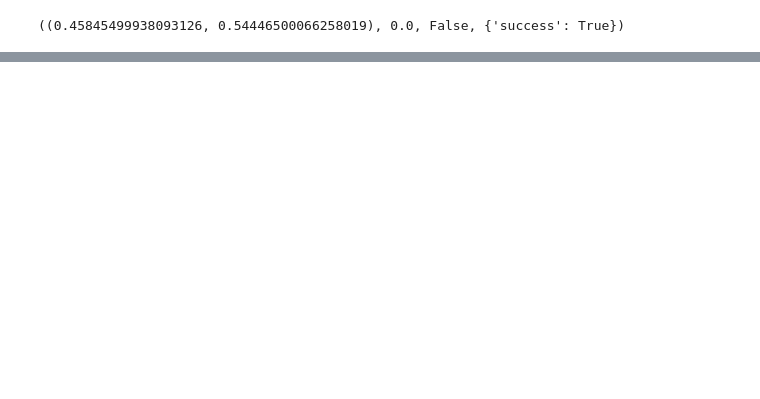
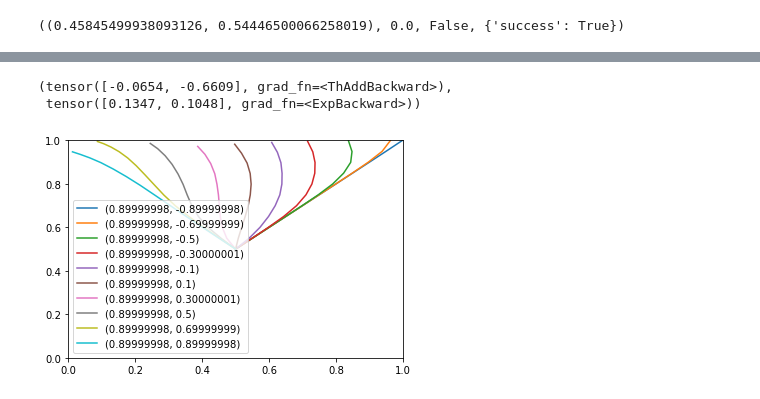
Before and after one commit to vincentlui/unsupervised-goal-conditioned-rl, a Jupyter notebook: Untitled.ipynb, the cells around one changed output, grey strips where cells are left out. Cells and saved outputs as stored; diff of their text form; code cells hidden in the pictures; blank space fills up the shorter version.

```diff
--- a/Untitled.ipynb
+++ b/Untitled.ipynb
@@ -41,0 +49,36 @@ plt.show()
+# %%
+df(torch.Tensor([0.5,0.5,0.9,0.63]))
+# %% [output]
+(tensor([-0.0654, -0.6609], grad_fn=<ThAddBackward>),
+ tensor([0.1347, 0.1048], grad_fn=<ExpBackward>))
+# %%
+# skills = [
+#     torch.Tensor([0,-1.]),
+#     torch.Tensor([0,-0.8]),
+#     torch.Tensor([0,-0.6]),
+#     torch.Tensor([0,-0.4]),
+#     torch.Tensor([0,-0.2]),
+#     torch.Tensor([0, 0]),
+#     torch.Tensor([0,0.2]),
+#     torch.Tensor([0,0.4]),
+#     torch.Tensor([0,0.6]),
+#     torch.Tensor([0,0.8]),
+#     torch.Tensor([0,0.9]),
+#     torch.Tensor([0,1.])
+# ]
+# skills = torch.Tensor(np.vstack([np.arange(-1,1.1,0.2),-0.5*np.ones(11)])).transpose(1,0)
+skills = torch.Tensor(np.vstack([0.9*np.ones(10),np.arange(-0.9,0.91,0.2)])).transpose(1,0)
+figure = plt.figure()
+for skill in skills:
+#     skill = policy.stochastic_policy.skill_space.sample()
+    path = rollout(env, policy, skill, max_path_length=20)
+    obs = path['observations']
+    plt.plot(obs[:,0], obs[:,1], label=tuple(skill.numpy()))
+
+plt.xlim([0,1])
+plt.ylim([0,1])
+plt.legend()
+
+plt.show()
+# %% [output]
+[figure, added]
```
Also changed, not shown: parts of 7 cells of this notebook, 3 other files.
